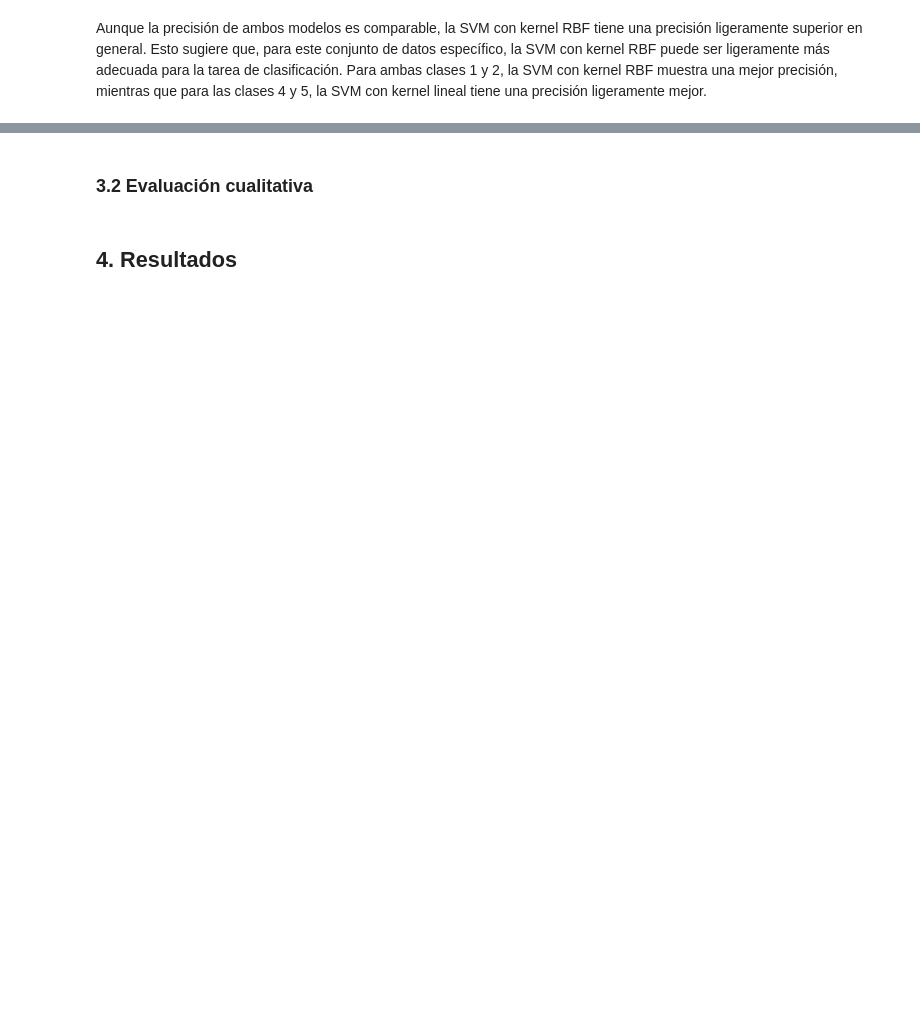
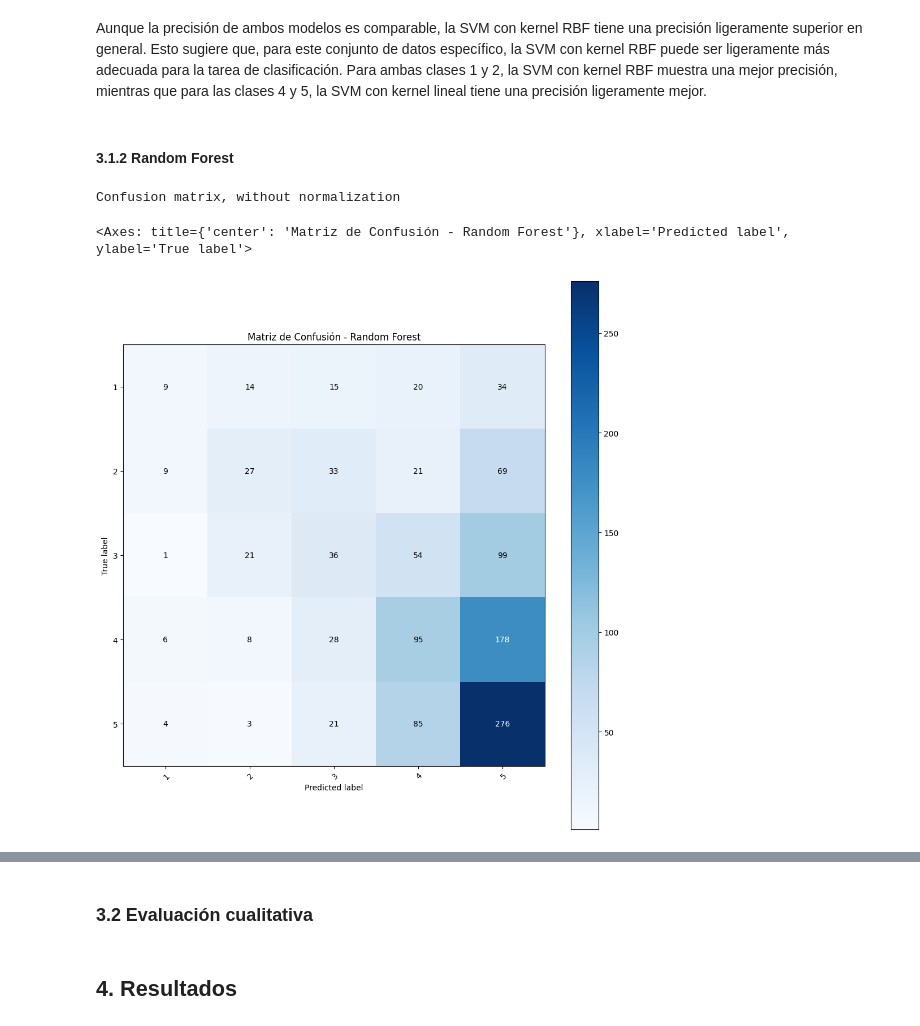
Before and after one commit to BI-Grupo36/Proyecto1_Etapa1, a Jupyter notebook: Proyecto1_Etapa1.ipynb, the cells around one changed output, grey strips where cells are left out. Drawn from its saved outputs; the diff is of its cells as text; code cells hidden in the pictures; blank space fills up the shorter version.

Commit message:
Random Forest modelado terminado

```diff
--- a/Proyecto1_Etapa1.ipynb
+++ b/Proyecto1_Etapa1.ipynb
@@ -449,11 +480,11 @@ En esta separación solo se realizará la transformación de las palabras utiliz
 # %%
 new = data2.copy()
 
-X, Y = new['Review'], new['Class']
+X, Y = new['tokens'], new['Class']
 
 X_train_l, X_test_l, y_train_l, y_test_l = train_test_split(
                                         X,Y,
-                                        train_size = 0.90,
+                                        train_size = 0.80,
                                         random_state=0
                                         )
 # %% [markdown]
@@ -740,19 +790,22 @@ grid_search_rf.best_params_
 # %%
+random_forest = RandomForestClassifier(n_estimators=500, min_samples_split=2, random_state=42)
+random_forest.fit(X_train_v_l, y_train_l)
 # Realizar predicciones sobre el conjunto de prueba
-y_pred_rf = best_model_rf.predict(X_test_v_normal)
+
+y_pred_rf = random_forest.predict(X_test_v_l)
 
 # Evaluar la precisión del modelo
-accuracy = accuracy_score(y_test, y_pred_rf)
+accuracy = accuracy_score(y_test_l, y_pred_rf)
 print("Precisión del modelo Random Forest:", accuracy)
 
 #Evaluar F1 Score
-print("\nF1 Score del modelo Random Forest:", f1_score(y_test, y_pred_rf, average='weighted'))
+print("\nF1 Score del modelo Random Forest:", f1_score(y_test_l, y_pred_rf, average='weighted'))
 
 # Mostrar el reporte de clasificación
 print("\nReporte de Clasificación:")
-print(classification_report(y_test, y_pred_rf))
+print(classification_report(y_test_l, y_pred_rf))
 
 # Mostrar la matriz de confusión
 print("\nMatriz de Confusión:")
-print(confusion_matrix(y_test, y_pred_rf))
+print(confusion_matrix(y_test_l, y_pred_rf))
 # %% [output]
@@ -830,2 +881,62 @@ plt.show()
 # %% [markdown]
 Aunque la precisión de ambos modelos es comparable, la SVM con kernel RBF tiene una precisión ligeramente superior en general. Esto sugiere que, para este conjunto de datos específico, la SVM con kernel RBF puede ser ligeramente más adecuada para la tarea de clasificación. Para ambas clases 1 y 2, la SVM con kernel RBF muestra una mejor precisión, mientras que para las clases 4 y 5, la SVM con kernel lineal tiene una precisión ligeramente mejor.
+# %% [markdown]
+#### 3.1.2 Random Forest
+# %%
+def plot_confusion_matrix(y_true, y_pred, classes,
+                          normalize=False,
+                          title=None,
+                          cmap=plt.cm.Blues,size=(10,10)):
+    """
+    This function prints and plots the confusion matrix.
+    Normalization can be applied by setting `normalize=True`.
+    """
+    if not title:
+        if normalize:
+            title = 'Normalized confusion matrix'
+        else:
+            title = 'Confusion matrix, without normalization'
+
+    # Compute confusion matrix
+    cm = confusion_matrix(y_true, y_pred)
+
+    if normalize:
+        cm = cm.astype('float') / cm.sum(axis=1)[:, np.newaxis]
+        print("Normalized confusion matrix")
+    else:
+        print('Confusion matrix, without normalization')
+
+
+
+    fig, ax = plt.subplots(figsize=size)
+    im = ax.imshow(cm, interpolation='nearest', cmap=cmap)
+    ax.figure.colorbar(im, ax=ax)
+    # We want to show all ticks...
+    ax.set(xticks=np.arange(cm.shape[1]),
+           yticks=np.arange(cm.shape[0]),
+           # ... and label them with the respective list entries
+           xticklabels=classes, yticklabels=classes,
+           title=title,
+           ylabel='True label',
+           xlabel='Predicted label')
+
+    # Rotate the tick labels and set their alignment.
+    plt.setp(ax.get_xticklabels(), rotation=45, ha="right",
+             rotation_mode="anchor")
+
+    # Loop over data dimensions and create text annotations.
+    fmt = '.2f' if normalize else 'd'
+    thresh = cm.max() / 2.
+    for i in range(cm.shape[0]):
+        for j in range(cm.shape[1]):
+            ax.text(j, i, format(cm[i, j], fmt),
+                    ha="center", va="center",
+                    color="white" if cm[i, j] > thresh else "black")
+    fig.tight_layout()
+    return ax
+
+plot_confusion_matrix(y_true=y_test,y_pred=y_pred_rf,classes=[1,2,3,4,5], title='Matriz de Confusión - Random Forest')
+# %% [output]
+Confusion matrix, without normalization
+<Axes: title={'center': 'Matriz de Confusión - Random Forest'}, xlabel='Predicted label', ylabel='True label'>
+[figure, added]
```
Also changed, not shown: parts of 27 cells of this notebook, 1 other file.
